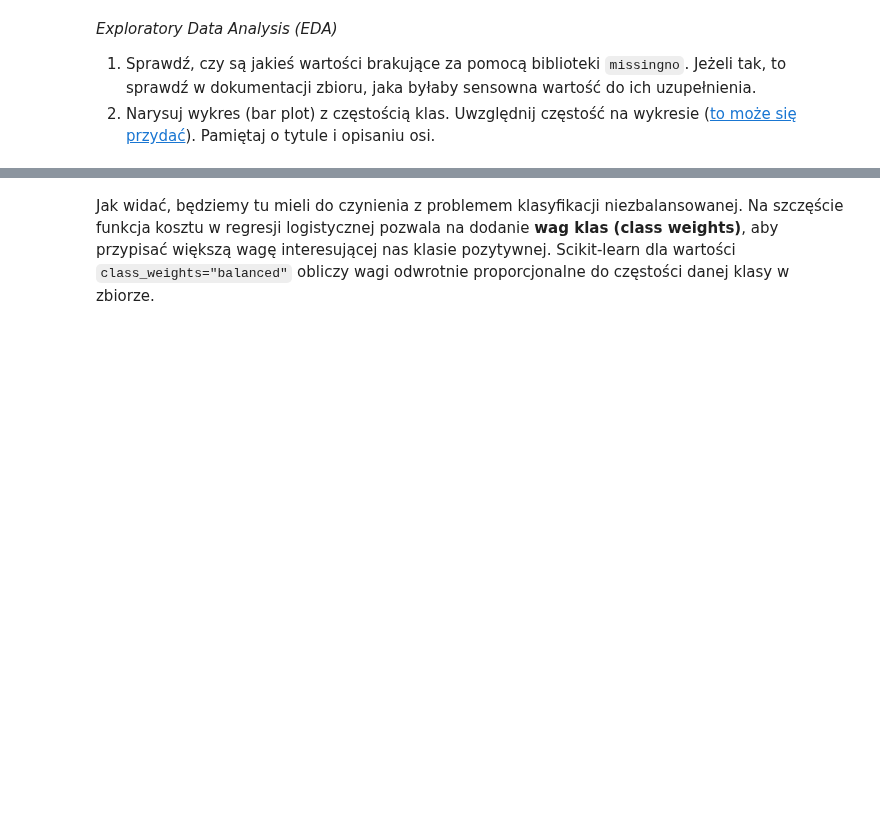
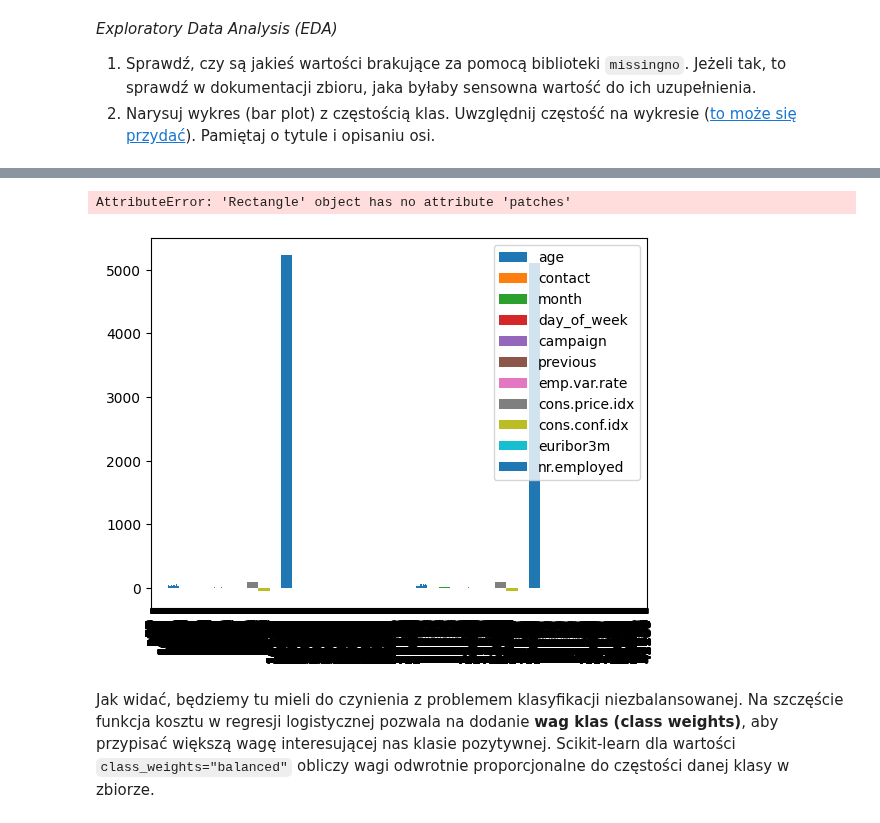
Before and after one commit to apohllo/sztuczna-inteligencja, a Jupyter notebook: lab1/lab_1.ipynb, the cells around one changed output, grey strips where cells are left out. Saved outputs shown, nothing was run; the diff lists cells and outputs as text; code cells hidden in the pictures; blank space fills up the shorter version.

```diff
--- a/lab1/lab_1.ipynb
+++ b/lab1/lab_1.ipynb
@@ -1080,3 +1213,10 @@ assert [0,1] == sorted(df['contact'].unique())
+# %%
+ax = df.plot.bar()
+for container in ax.containers[-1]:
+    ax.bar_label(container)
+# %% [output]
+AttributeError: 'Rectangle' object has no attribute 'patches'
+[figure, added]
 # %% [markdown]
 Jak widać, będziemy tu mieli do czynienia z problemem klasyfikacji niezbalansowanej. Na szczęście funkcja kosztu w regresji logistycznej pozwala na dodanie **wag klas (class weights)**, aby przypisać większą wagę interesującej nas klasie pozytywnej. Scikit-learn dla wartości `class_weights="balanced"` obliczy wagi odwrotnie proporcjonalne do częstości danej klasy w zbiorze.
 # %% [markdown]
```
Also changed, not shown: parts of 30 cells of this notebook.
